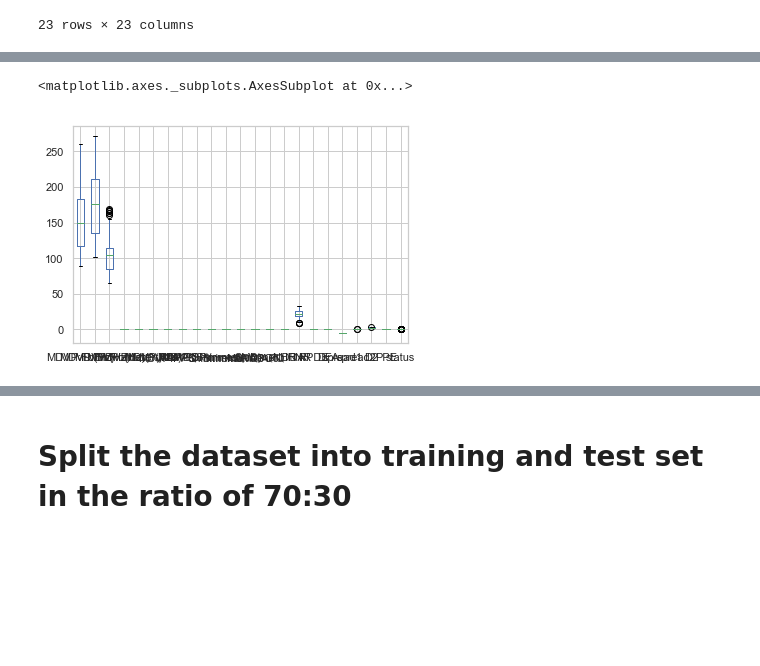
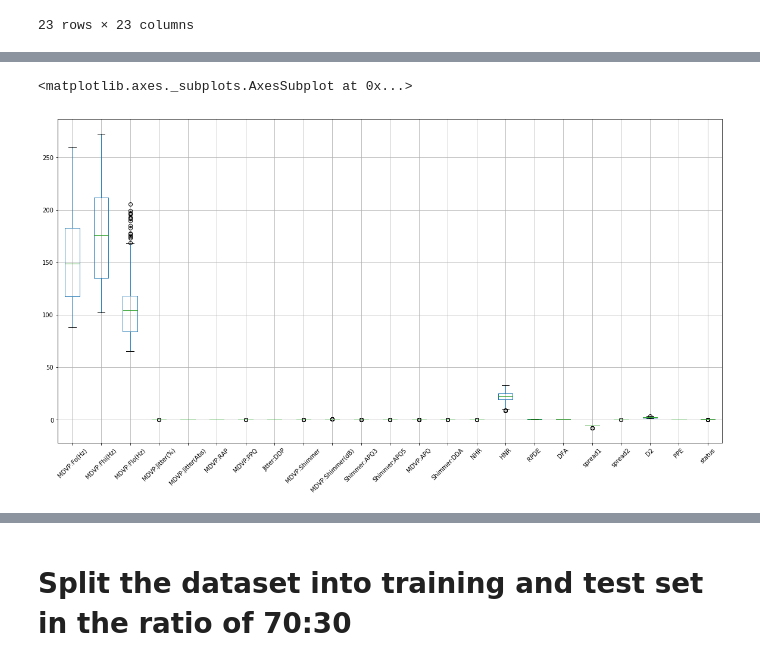
Before and after one commit to GreatLearningAIML1/bangalore-feb-batch-manishkumaraiml, a Jupyter notebook: EnsembleTechnique_R4_Project1.ipynb, the cells around one changed output, grey strips where cells are left out. Drawn from its saved outputs; the diff is of its cells as text; code cells hidden in the pictures; blank space fills up the shorter version.

```diff
--- a/EnsembleTechnique_R4_Project1.ipynb
+++ b/EnsembleTechnique_R4_Project1.ipynb
@@ -169,6 +174 @@ rearranged_df.describe()
 8 rows × 23 columns
-# %%
-rearranged_df.boxplot()
-# %% [output]
-<matplotlib.axes._subplots.AxesSubplot at 0x...>
-[figure, removed]
@@ -185,0 +175,5 @@ bplot.set_xticklabels(bplot.get_xticklabels(),rotation=30)
+# %%
+rearranged_df.boxplot(figsize=(20,10),rot=45)
+# %% [output]
+<matplotlib.axes._subplots.AxesSubplot at 0x...>
+[figure, added]
```
Also changed, not shown: parts of 15 cells of this notebook.
